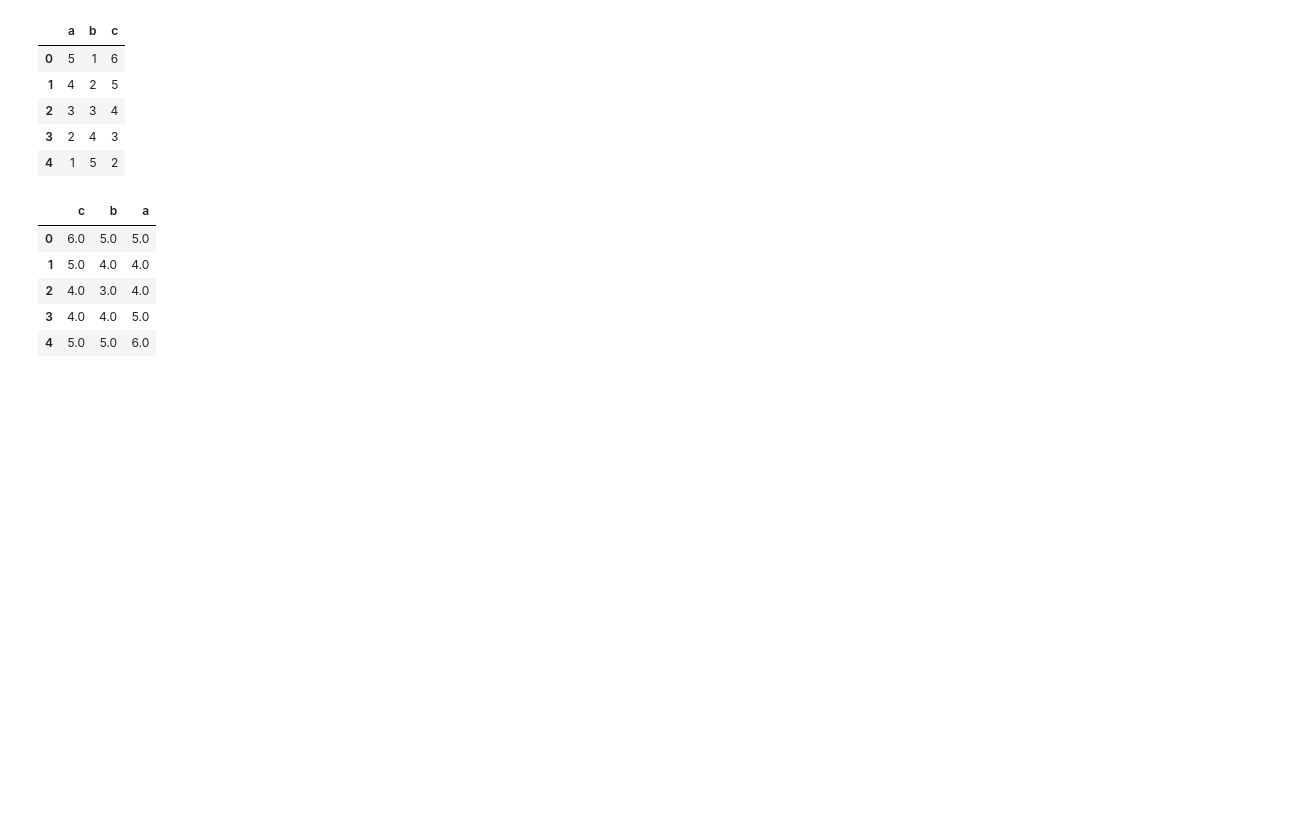
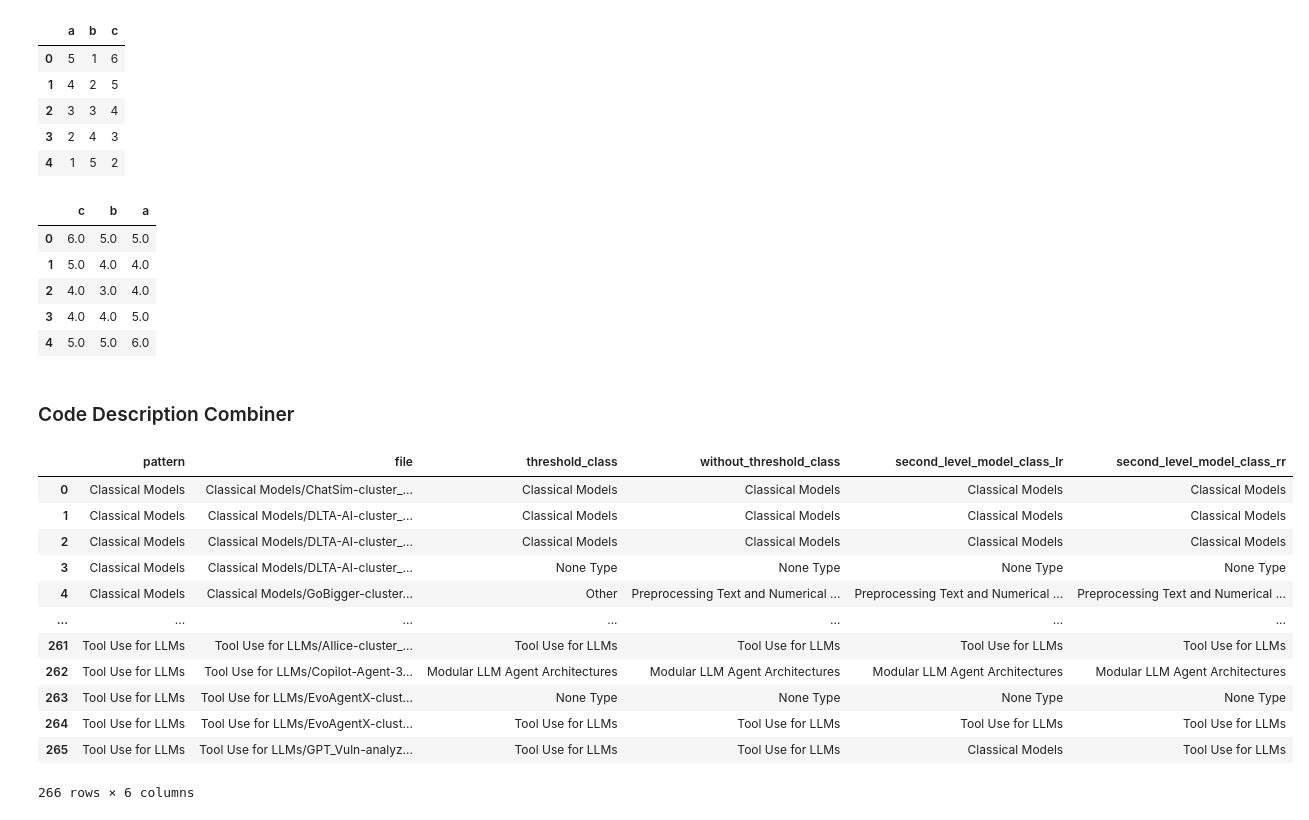
Before and after one commit to HasinthakaPiyumal/AI-Pattern-Mining-Project, a Jupyter notebook: notebooks/_test.ipynb, the cells around one changed output. Saved outputs shown, nothing was run; the diff lists cells and outputs as text; code cells hidden in the pictures; blank space fills up the shorter version.

```diff
--- a/notebooks/_test.ipynb
+++ b/notebooks/_test.ipynb
@@ -123,3 +123,26 @@ max_vals
 | 2 | 4.0 | 3.0 | 4.0 |
 | 3 | 4.0 | 4.0 | 5.0 |
 | 4 | 5.0 | 5.0 | 6.0 |
+# %% [markdown]
+### Code Description Combiner
+# %%
+import pandas as pd
+
+prediction_df = pd.read_csv('/home/hasinthaka/Documents/Projects/AI/Pattern Mining/pipeline/src/stages/pattern_classification/ensemble_classification_predictions.csv')
+prediction_df.fillna('None Type', inplace=True)
+# %%
+prediction_df
+# %% [output]
+|  | pattern | file | threshold_class | without_threshold_class | second_level_model_class_lr | second_level_model_class_rr |
+| 0 | Classical Models | Classical Models/ChatSim-cluster_... | Classical Models | Classical Models | Classical Models | Classical Models |
+| 1 | Classical Models | Classical Models/DLTA-AI-cluster_... | Classical Models | Classical Models | Classical Models | Classical Models |
+| 2 | Classical Models | Classical Models/DLTA-AI-cluster_... | Classical Models | Classical Models | Classical Models | Classical Models |
+| 3 | Classical Models | Classical Models/DLTA-AI-cluster_... | None Type | None Type | None Type | None Type |
+| 4 | Classical Models | Classical Models/GoBigger-cluster... | Other | Preprocessing Text and Numerical ... | Preprocessing Text and Numerical ... | Preprocessing Text and Numerical ... |
+| ... | ... | ... | ... | ... | ... | ... |
+| 261 | Tool Use for LLMs | Tool Use for LLMs/AIlice-cluster_... | Tool Use for LLMs | Tool Use for LLMs | Tool Use for LLMs | Tool Use for LLMs |
+| 262 | Tool Use for LLMs | Tool Use for LLMs/Copilot-Agent-3... | Modular LLM Agent Architectures | Modular LLM Agent Architectures | Modular LLM Agent Architectures | Modular LLM Agent Architectures |
+| 263 | Tool Use for LLMs | Tool Use for LLMs/EvoAgentX-clust... | None Type | None Type | None Type | None Type |
+| 264 | Tool Use for LLMs | Tool Use for LLMs/EvoAgentX-clust... | Tool Use for LLMs | Tool Use for LLMs | Tool Use for LLMs | Tool Use for LLMs |
+| 265 | Tool Use for LLMs | Tool Use for LLMs/GPT_Vuln-analyz... | Tool Use for LLMs | Tool Use for LLMs | Classical Models | Tool Use for LLMs |
+266 rows × 6 columns
```
Also changed, not shown: parts of 3 cells of this notebook, 13 other files.
